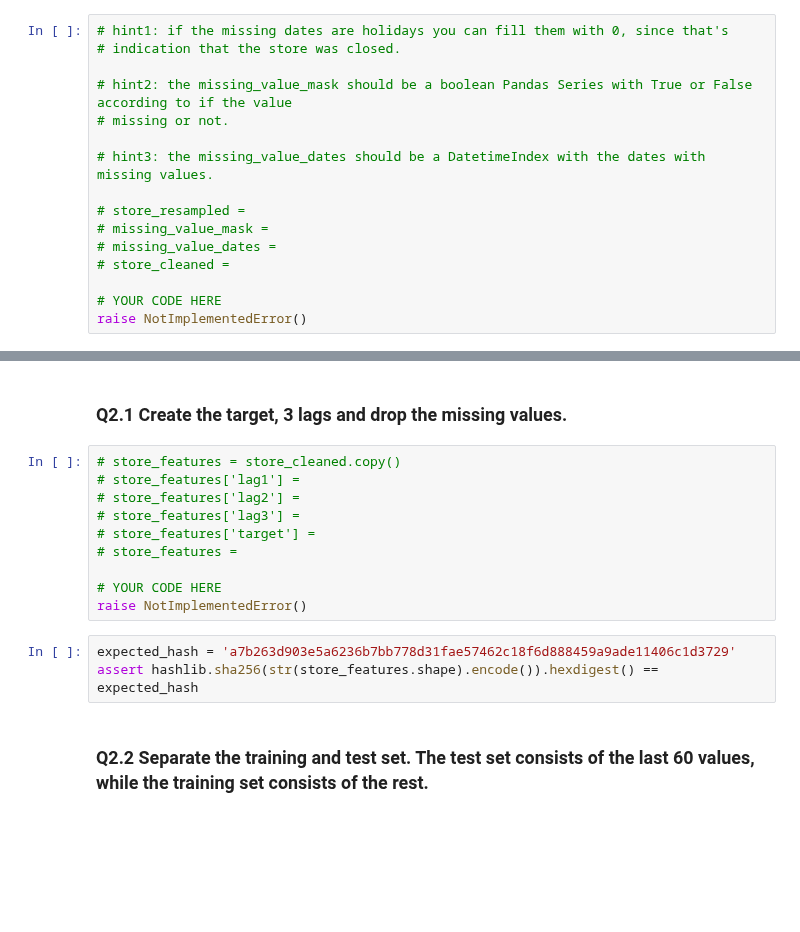
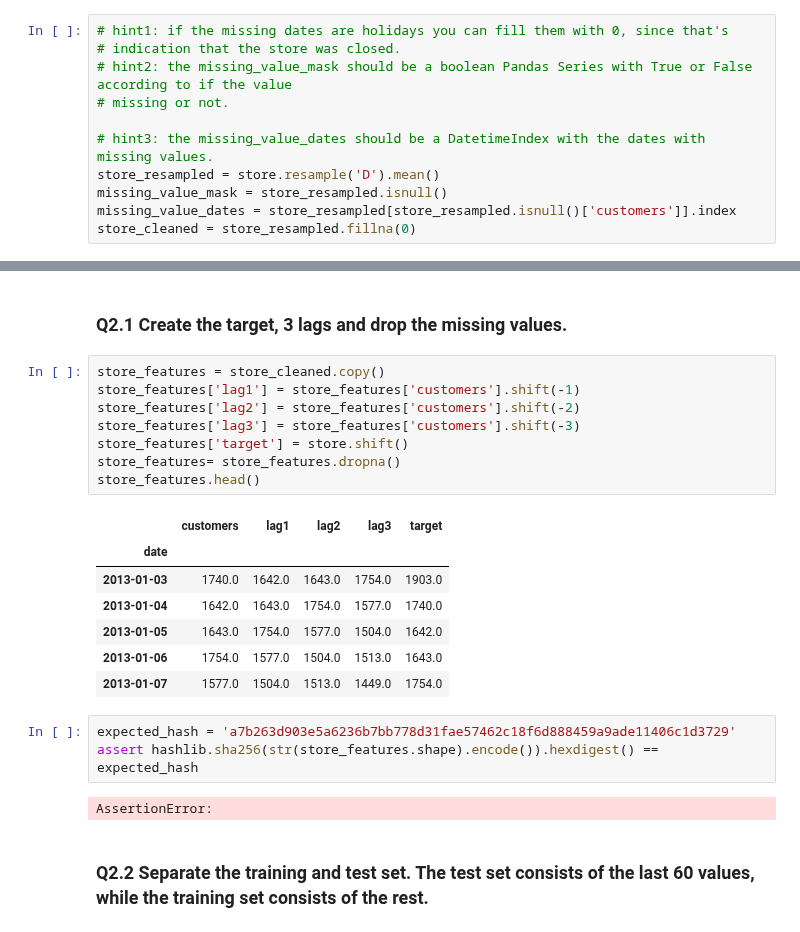
Before and after one commit to MafaldaPaco/batch3-workspace, a Jupyter notebook: S03 - Time Series/BLU06 - Machine Learning for Time Series/Exercise notebook.ipynb, the cells around one changed output, grey strips where cells are left out. Cells and saved outputs as stored; diff of their text form; blank space fills up the shorter version.

```diff
--- a/S03 - Time Series/BLU06 - Machine Learning for Time Series/Exercise notebook.ipynb
+++ b/S03 - Time Series/BLU06 - Machine Learning for Time Series/Exercise notebook.ipynb
@@ -220,19 +208,14 @@ store
 # %%
 # hint1: if the missing dates are holidays you can fill them with 0, since that's
 # indication that the store was closed.
-
 # hint2: the missing_value_mask should be a boolean Pandas Series with True or False according to if the value
 # missing or not.
 
 # hint3: the missing_value_dates should be a DatetimeIndex with the dates with missing values.
-
-# store_resampled =
-# missing_value_mask =
-# missing_value_dates =
-# store_cleaned =
-
-# YOUR CODE HERE
-raise NotImplementedError()
+store_resampled = store.resample('D').mean()
+missing_value_mask = store_resampled.isnull()
+missing_value_dates = store_resampled[store_resampled.isnull()['customers']].index
+store_cleaned = store_resampled.fillna(0)
 # %%
 expected_hash = 'e9f26ecc6d60870d336e555719e6024c19a07e62c9e7174c36c42b847d50936a'
 assert hashlib.sha256(str(missing_value_dates).encode()).hexdigest() == expected_hash
@@ -244,18 +227,26 @@ assert hashlib.sha256(str(store_cleaned).encode()).hexdigest() == expected_hash
 # %% [markdown]
 ### Q2.1 Create the target, 3 lags and drop the missing values.
 # %%
-# store_features = store_cleaned.copy()
-# store_features['lag1'] =
-# store_features['lag2'] =
-# store_features['lag3'] =
-# store_features['target'] =
-# store_features =
-
-# YOUR CODE HERE
-raise NotImplementedError()
+store_features = store_cleaned.copy()
+store_features['lag1'] = store_features['customers'].shift(-1)
+store_features['lag2'] = store_features['customers'].shift(-2)
+store_features['lag3'] = store_features['customers'].shift(-3)
+store_features['target'] = store.shift()
+store_features= store_features.dropna()
+store_features.head()
+# %% [output]
+|  | customers | lag1 | lag2 | lag3 | target |
+| date |  |  |  |  |  |
+| 2013-01-03 | 1740.0 | 1642.0 | 1643.0 | 1754.0 | 1903.0 |
+| 2013-01-04 | 1642.0 | 1643.0 | 1754.0 | 1577.0 | 1740.0 |
+| 2013-01-05 | 1643.0 | 1754.0 | 1577.0 | 1504.0 | 1642.0 |
+| 2013-01-06 | 1754.0 | 1577.0 | 1504.0 | 1513.0 | 1643.0 |
+| 2013-01-07 | 1577.0 | 1504.0 | 1513.0 | 1449.0 | 1754.0 |
 # %%
 expected_hash = 'a7b263d903e5a6236b7bb778d31fae57462c18f6d888459a9ade11406c1d3729'
 assert hashlib.sha256(str(store_features.shape).encode()).hexdigest() == expected_hash
+# %% [output]
+AssertionError:
 # %% [markdown]
 ### Q2.2 Separate the training and test set. The test set consists of the last 60 values, while the training set consists of the rest.
 # %%
```
Also changed, not shown: parts of 1 cell of this notebook, 1 other file.
